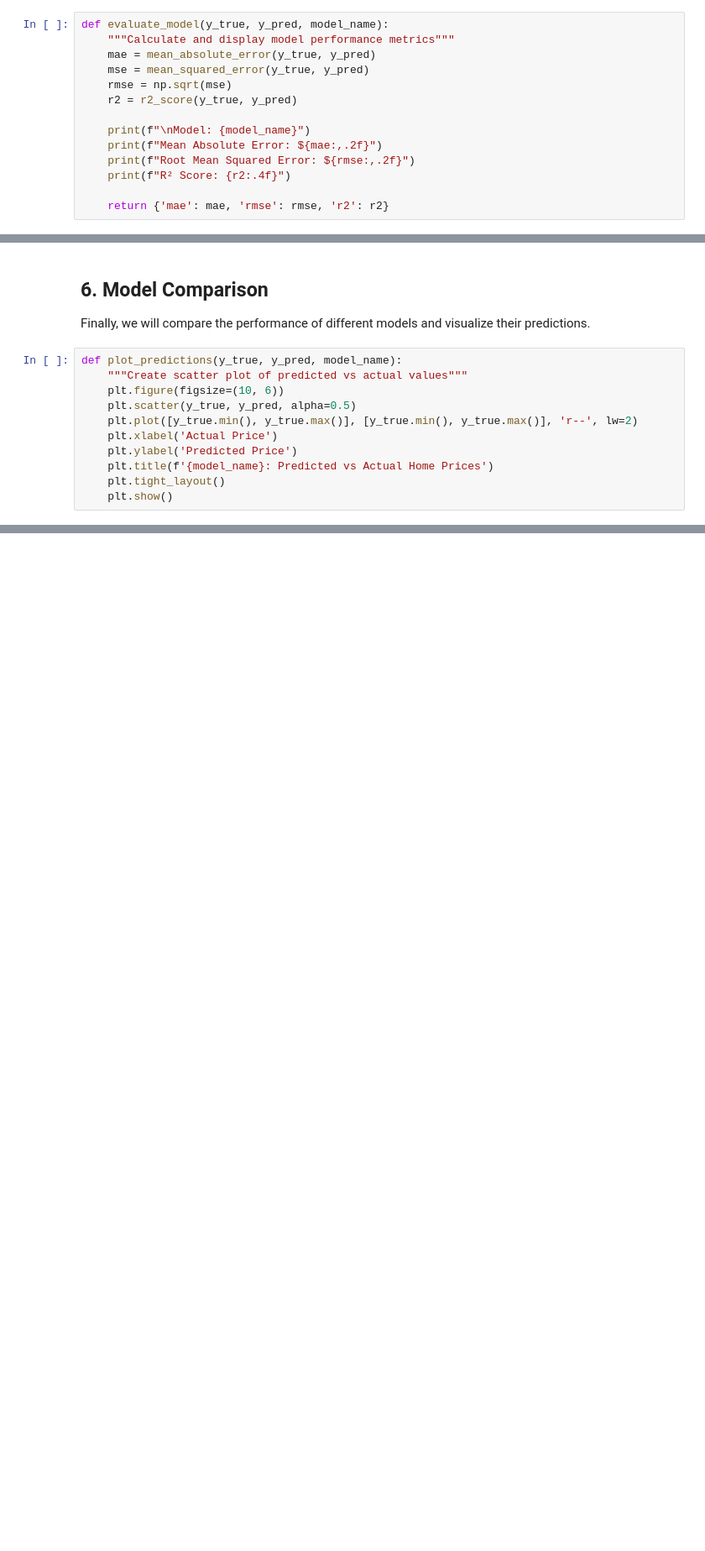
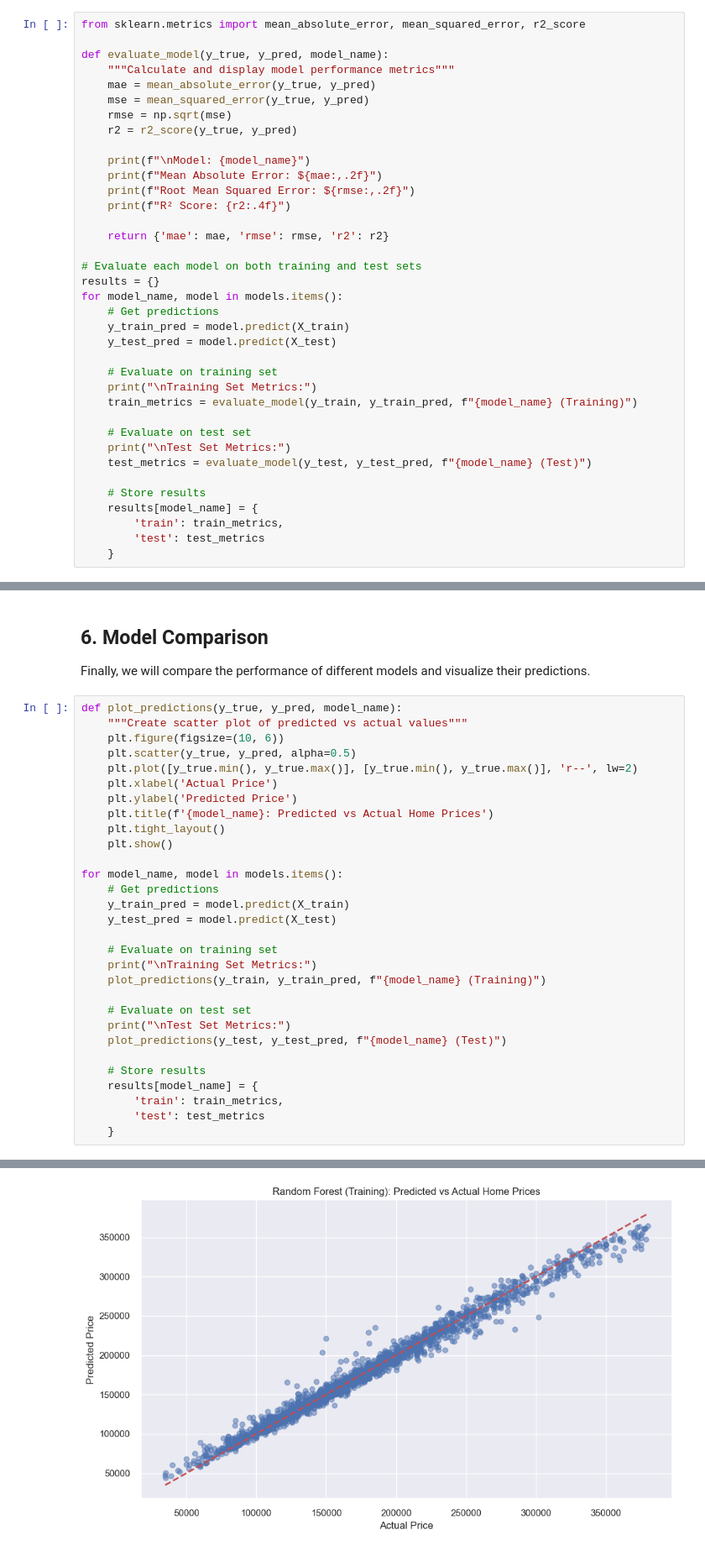
Before and after one commit to BenjaBelnap/House-Price-Prediction-Machine-Learning, a Jupyter notebook: notebooks/house_price_prediction.ipynb, the cells around one changed output, grey strips where cells are left out. Shown at 84% size. Cells and saved outputs as stored; diff of their text form; blank space fills up the shorter version.

Commit message:
Models are working

```diff
--- a/notebooks/house_price_prediction.ipynb
+++ b/notebooks/house_price_prediction.ipynb
@@ -358,6 +422,8 @@ def debug_model_performance(model, X_train, X_test, y_train, y_test, model_name)
 
 We will evaluate our models using mean absolute error and other metrics.
 # %%
+from sklearn.metrics import mean_absolute_error, mean_squared_error, r2_score
+
 def evaluate_model(y_true, y_pred, model_name):
     """Calculate and display model performance metrics"""
     mae = mean_absolute_error(y_true, y_pred)
@@ -371,3 +437,24 @@ def evaluate_model(y_true, y_pred, model_name):
     print(f"R² Score: {r2:.4f}")
 
     return {'mae': mae, 'rmse': rmse, 'r2': r2}
+
+# Evaluate each model on both training and test sets
+results = {}
+for model_name, model in models.items():
+    # Get predictions
+    y_train_pred = model.predict(X_train)
+    y_test_pred = model.predict(X_test)
+
+    # Evaluate on training set
+    print("\nTraining Set Metrics:")
+    train_metrics = evaluate_model(y_train, y_train_pred, f"{model_name} (Training)")
+
+    # Evaluate on test set
+    print("\nTest Set Metrics:")
+    test_metrics = evaluate_model(y_test, y_test_pred, f"{model_name} (Test)")
+
+    # Store results
+    results[model_name] = {
+        'train': train_metrics,
+        'test': test_metrics
+    }
@@ -386,3 +491,23 @@ def plot_predictions(y_true, y_pred, model_name):
     plt.title(f'{model_name}: Predicted vs Actual Home Prices')
     plt.tight_layout()
     plt.show()
+
+for model_name, model in models.items():
+    # Get predictions
+    y_train_pred = model.predict(X_train)
+    y_test_pred = model.predict(X_test)
+
+    # Evaluate on training set
+    print("\nTraining Set Metrics:")
+    plot_predictions(y_train, y_train_pred, f"{model_name} (Training)")
+
+    # Evaluate on test set
+    print("\nTest Set Metrics:")
+    plot_predictions(y_test, y_test_pred, f"{model_name} (Test)")
+
+    # Store results
+    results[model_name] = {
+        'train': train_metrics,
+        'test': test_metrics
+    }
+# %% [output]
@@ -388,0 +515 @@ def plot_predictions(y_true, y_pred, model_name):
+[figure, added]
```
Also changed, not shown: parts of 5 cells of this notebook.
